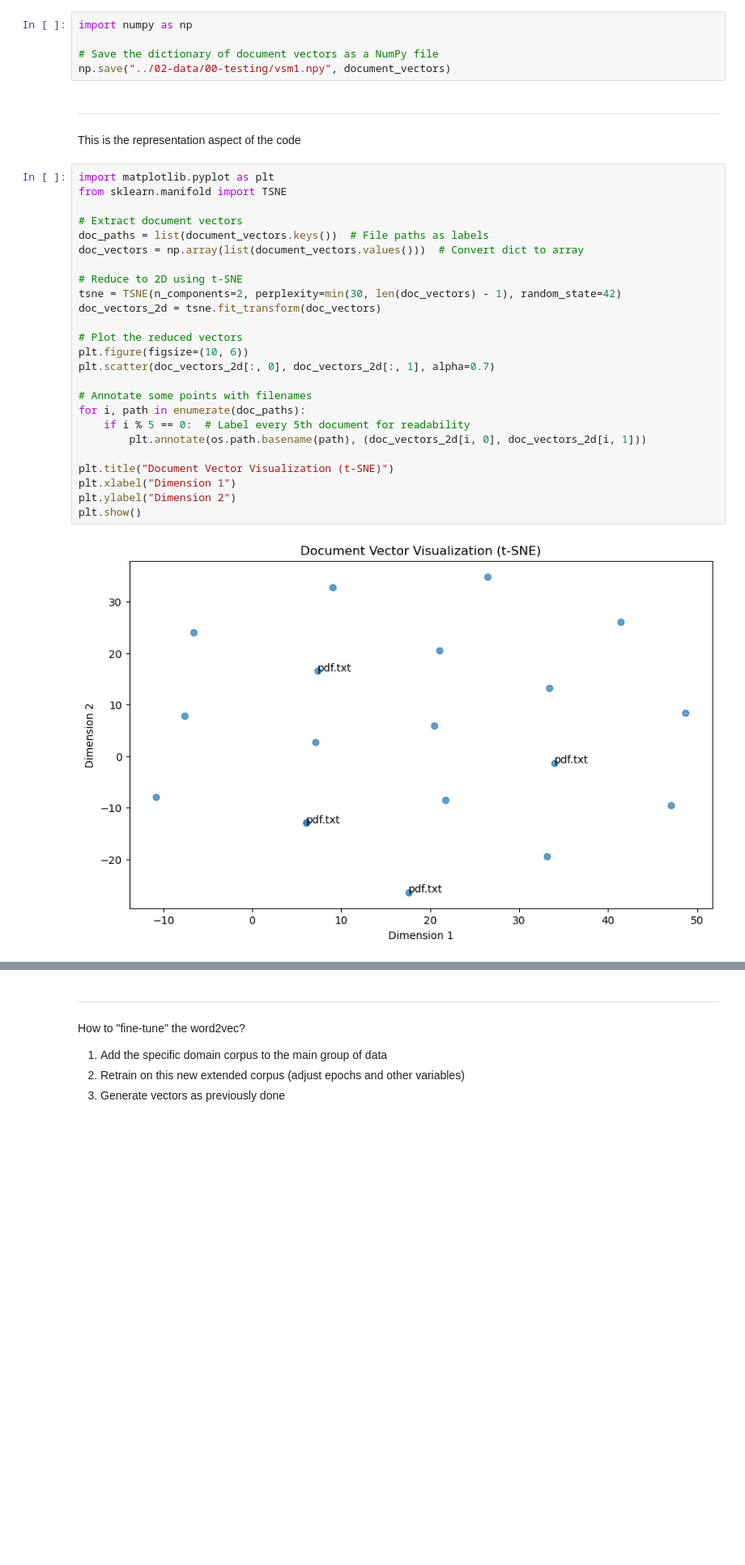
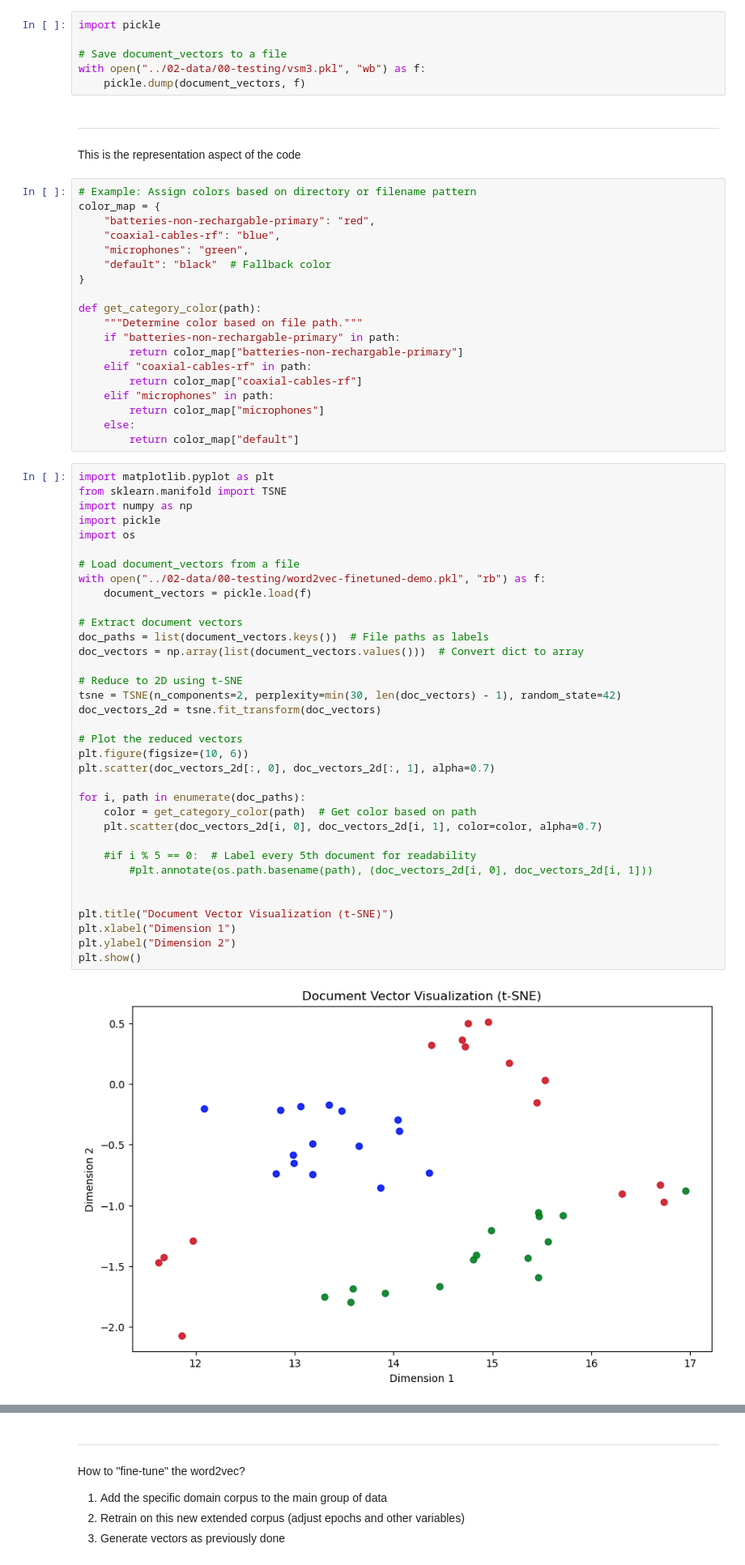
Before and after one commit to pablodevicente/RI_2-Product_Catalog_Classifier, a Jupyter notebook: 01-code/aux_vsm.ipynb, the cells around one changed output, grey strips where cells are left out. Shown: that part at 81% size. Cells and saved outputs as stored; diff of their text form; blank space fills up the shorter version.

```diff
--- a/01-code/aux_vsm.ipynb
+++ b/01-code/aux_vsm.ipynb
@@ -106,40 +114,70 @@ Processed 19 documents.
 --------------------------------------------
 Save the model for later (or load)
 # %%
-import numpy as np
+import pickle
 
-# Save the dictionary of document vectors as a NumPy file
-np.save("../02-data/00-testing/vsm1.npy", document_vectors)
+# Save document_vectors to a file
+with open("../02-data/00-testing/vsm3.pkl", "wb") as f:
+    pickle.dump(document_vectors, f)
 # %% [markdown]
 ---------------------------------
 This is the representation aspect of the code
+# %%
+# Example: Assign colors based on directory or filename pattern
+color_map = {
+    "batteries-non-rechargable-primary": "red",
+    "coaxial-cables-rf": "blue",
+    "microphones": "green",
+    "default": "black"  # Fallback color
+}
+
+def get_category_color(path):
+    """Determine color based on file path."""
+    if "batteries-non-rechargable-primary" in path:
+        return color_map["batteries-non-rechargable-primary"]
+    elif "coaxial-cables-rf" in path:
+        return color_map["coaxial-cables-rf"]
+    elif "microphones" in path:
+        return color_map["microphones"]
+    else:
+        return color_map["default"]
 # %%
 import matplotlib.pyplot as plt
 from sklearn.manifold import TSNE
+import numpy as np
+import pickle
+import os
+
+# Load document_vectors from a file
+with open("../02-data/00-testing/word2vec-finetuned-demo.pkl", "rb") as f:
+    document_vectors = pickle.load(f)
 
 # Extract document vectors
 doc_paths = list(document_vectors.keys())  # File paths as labels
 doc_vectors = np.array(list(document_vectors.values()))  # Convert dict to array
 
 # Reduce to 2D using t-SNE
 tsne = TSNE(n_components=2, perplexity=min(30, len(doc_vectors) - 1), random_state=42)
 doc_vectors_2d = tsne.fit_transform(doc_vectors)
 
 # Plot the reduced vectors
 plt.figure(figsize=(10, 6))
 plt.scatter(doc_vectors_2d[:, 0], doc_vectors_2d[:, 1], alpha=0.7)
 
-# Annotate some points with filenames
 for i, path in enumerate(doc_paths):
-    if i % 5 == 0:  # Label every 5th document for readability
-        plt.annotate(os.path.basename(path), (doc_vectors_2d[i, 0], doc_vectors_2d[i, 1]))
+    color = get_category_color(path)  # Get color based on path
+    plt.scatter(doc_vectors_2d[i, 0], doc_vectors_2d[i, 1], color=color, alpha=0.7)
+
+    #if i % 5 == 0:  # Label every 5th document for readability
+        #plt.annotate(os.path.basename(path), (doc_vectors_2d[i, 0], doc_vectors_2d[i, 1]))
+
 
 plt.title("Document Vector Visualization (t-SNE)")
 plt.xlabel("Dimension 1")
 plt.ylabel("Dimension 2")
 plt.show()
 # %% [output]
-[figure, old version]
+[figure, new version]
 # %%
 from sklearn.decomposition import PCA
 from mpl_toolkits.mplot3d import Axes3D
```
Also changed, not shown: parts of 15 cells of this notebook, 3 other files.
